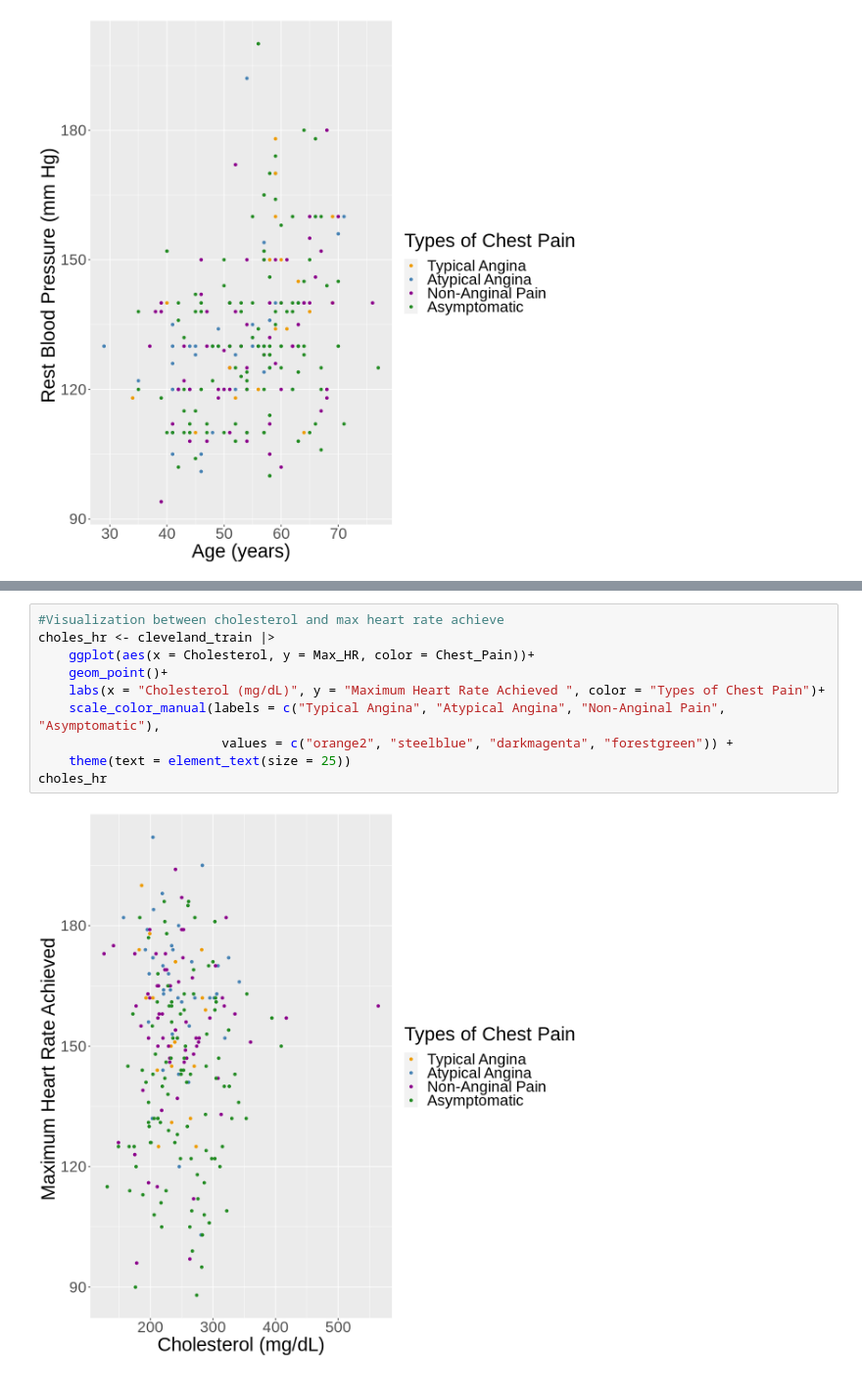
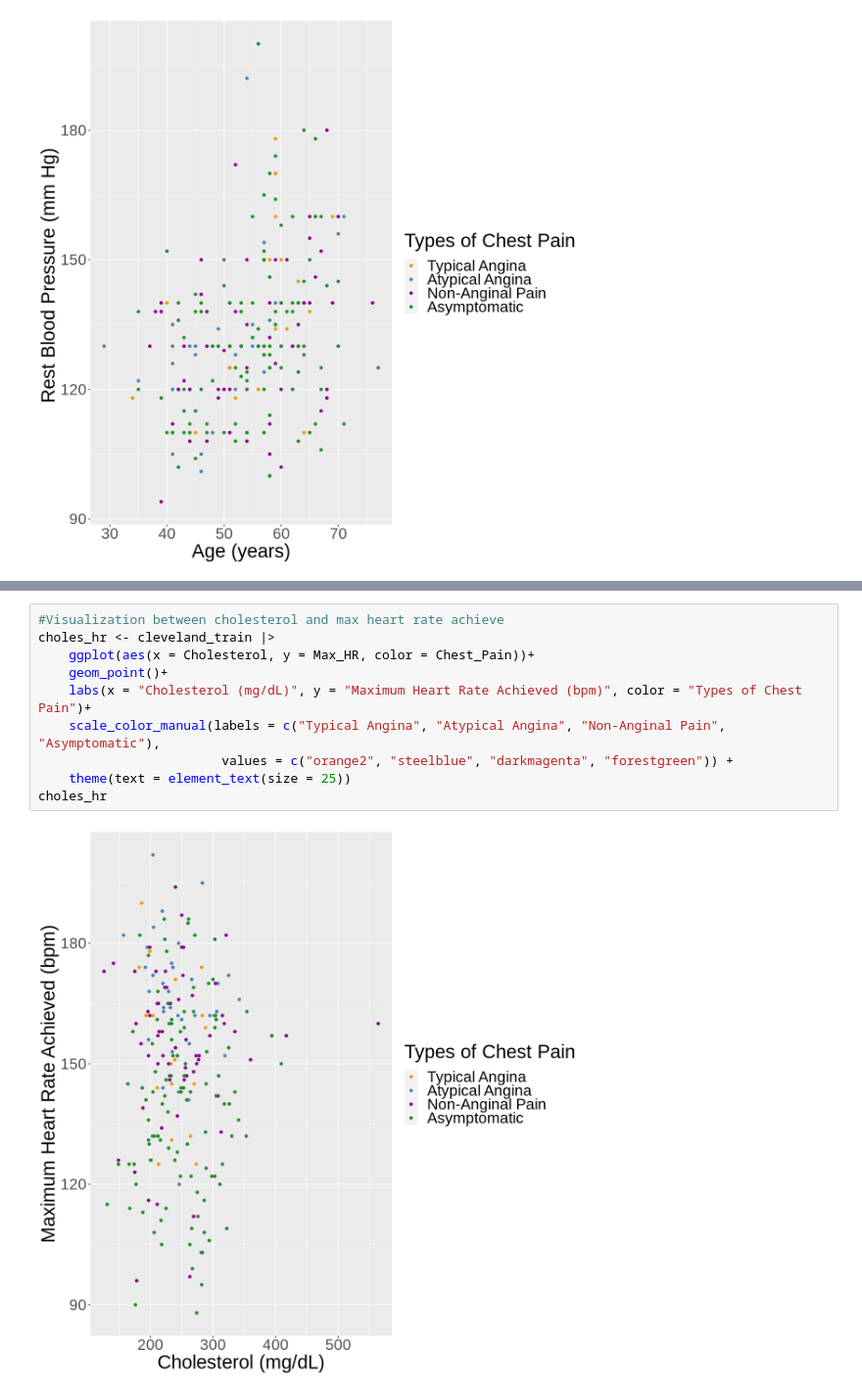
Before and after one commit to jordan28grant/datascience_007, a Jupyter notebook: data/proposal.ipynb, the cells around one changed output, grey strips where cells are left out. Shown: that part at 98% size. Drawn from its saved outputs; the diff is of its cells as text.

```diff
--- a/data/proposal.ipynb
+++ b/data/proposal.ipynb
@@ -163,15 +154,15 @@ chole_bp
 # %%
 #Visualization between cholesterol and max heart rate achieve
 choles_hr <- cleveland_train |>
     ggplot(aes(x = Cholesterol, y = Max_HR, color = Chest_Pain))+
     geom_point()+
-    labs(x = "Cholesterol (mg/dL)", y = "Maximum Heart Rate Achieved ", color = "Types of Chest Pain")+
+    labs(x = "Cholesterol (mg/dL)", y = "Maximum Heart Rate Achieved (bpm)", color = "Types of Chest Pain")+
     scale_color_manual(labels = c("Typical Angina", "Atypical Angina", "Non-Anginal Pain", "Asymptomatic"),
                         values = c("orange2", "steelblue", "darkmagenta", "forestgreen")) +
     theme(text = element_text(size = 25))
 choles_hr
 # %% [output]
-[figure, old version]
+[figure, new version]
 # %%
 #Visualization between Resting blood pressure and max heart rate achieve
 bp_hr <- cleveland_train |>
```
Also changed, not shown: parts of 4 cells of this notebook.
